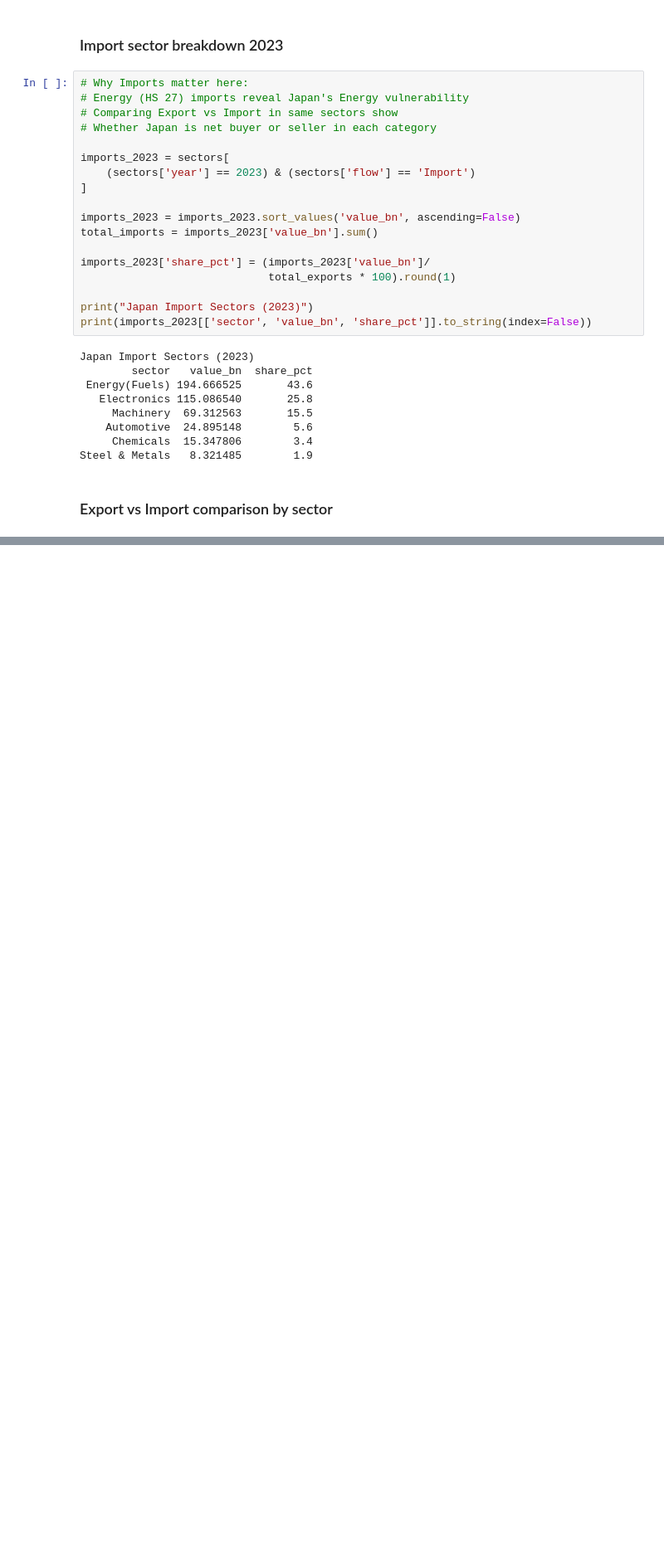
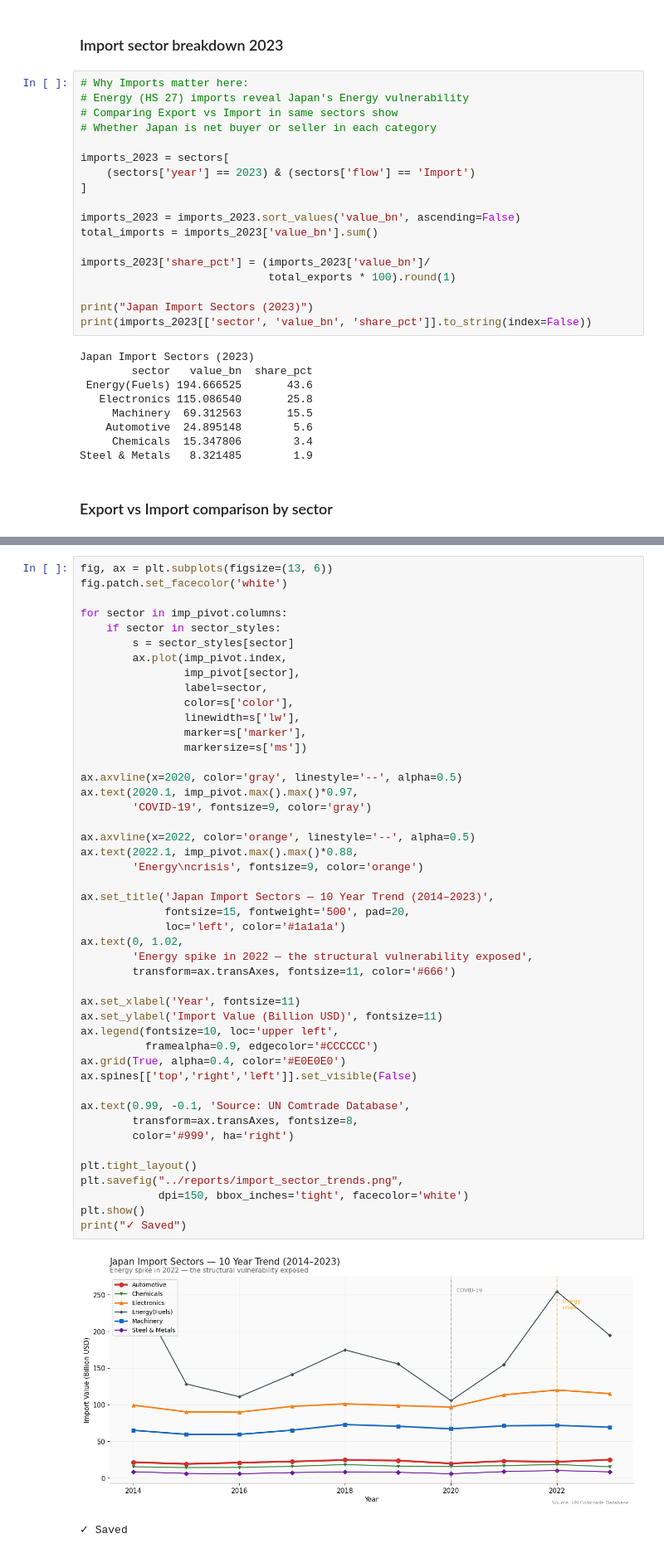
Before and after one commit to Prashant-4527/japan-trade-intelligence, a Jupyter notebook: notebooks/03_sector.ipynb, the cells around one changed output, grey strips where cells are left out. Shown at 83% size. Saved outputs shown, nothing was run; the diff lists cells and outputs as text; blank space fills up the shorter version.

```diff
--- a/notebooks/03_sector.ipynb
+++ b/notebooks/03_sector.ipynb
@@ -364,0 +484,49 @@ revival strategy (reverse the electronics deficit).
+# %%
+fig, ax = plt.subplots(figsize=(13, 6))
+fig.patch.set_facecolor('white')
+
+for sector in imp_pivot.columns:
+    if sector in sector_styles:
+        s = sector_styles[sector]
+        ax.plot(imp_pivot.index,
+                imp_pivot[sector],
+                label=sector,
+                color=s['color'],
+                linewidth=s['lw'],
+                marker=s['marker'],
+                markersize=s['ms'])
+
+ax.axvline(x=2020, color='gray', linestyle='--', alpha=0.5)
+ax.text(2020.1, imp_pivot.max().max()*0.97,
+        'COVID-19', fontsize=9, color='gray')
+
+ax.axvline(x=2022, color='orange', linestyle='--', alpha=0.5)
+ax.text(2022.1, imp_pivot.max().max()*0.88,
+        'Energy\ncrisis', fontsize=9, color='orange')
+
+ax.set_title('Japan Import Sectors — 10 Year Trend (2014–2023)',
+             fontsize=15, fontweight='500', pad=20,
+             loc='left', color='#1a1a1a')
+ax.text(0, 1.02,
+        'Energy spike in 2022 — the structural vulnerability exposed',
+        transform=ax.transAxes, fontsize=11, color='#666')
+
+ax.set_xlabel('Year', fontsize=11)
+ax.set_ylabel('Import Value (Billion USD)', fontsize=11)
+ax.legend(fontsize=10, loc='upper left',
+          framealpha=0.9, edgecolor='#CCCCCC')
+ax.grid(True, alpha=0.4, color='#E0E0E0')
+ax.spines[['top','right','left']].set_visible(False)
+
+ax.text(0.99, -0.1, 'Source: UN Comtrade Database',
+        transform=ax.transAxes, fontsize=8,
+        color='#999', ha='right')
+
+plt.tight_layout()
+plt.savefig("../reports/import_sector_trends.png",
+            dpi=150, bbox_inches='tight', facecolor='white')
+plt.show()
+print("✓ Saved")
+# %% [output]
+[figure, added]
+✓ Saved
```
Also changed, not shown: parts of 15 cells of this notebook, 5 other files.
